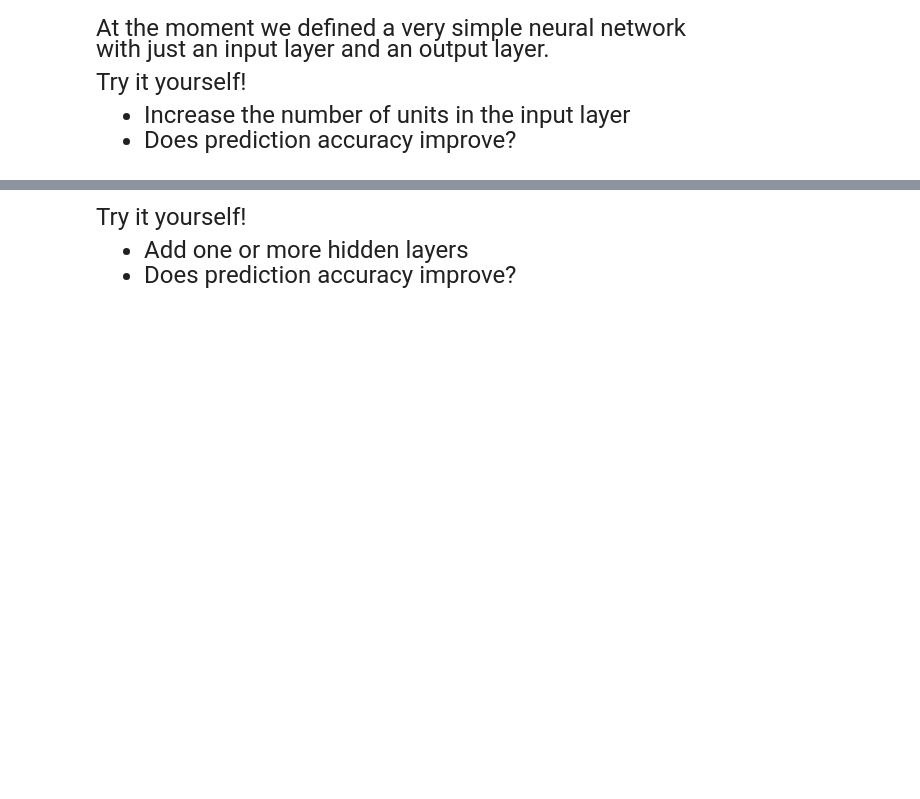
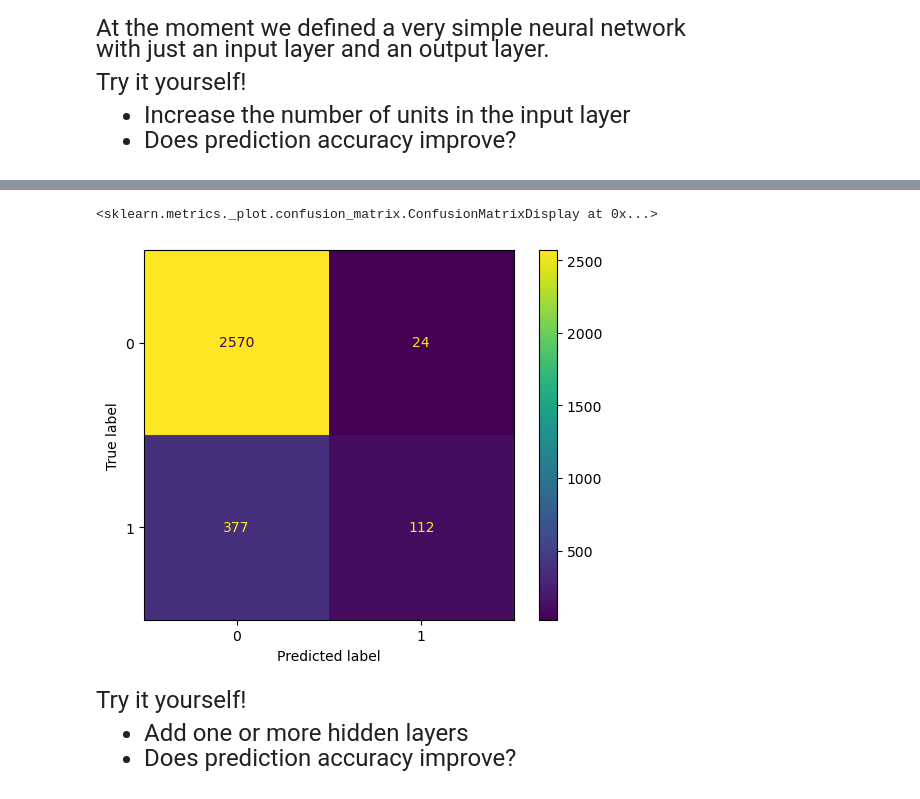
Before and after one commit to lornalyu/qtm531spring2024, a Jupyter notebook: Lecture 18/Lecture 18 - Neural Networks.ipynb, the cells around one changed output, grey strips where cells are left out. Drawn from its saved outputs; the diff is of its cells as text; code cells hidden in the pictures; blank space fills up the shorter version.

```diff
--- a/Lecture 18/Lecture 18 - Neural Networks.ipynb
+++ b/Lecture 18/Lecture 18 - Neural Networks.ipynb
@@ -217,0 +228,11 @@ Try it yourself!
+# %%
+# Adam is a type of optimization algorithm
+
+adam = keras.optimizers.Adam(learning_rate=0.001)
+# %%
+# Define the loss function to optimize
+
+basic_model.compile(loss='binary_crossentropy', optimizer=adam, metrics=["accuracy"])
+# %%
+# Fit the model
+basic_model.fit(X_train, y_train, epochs=100)
@@ -217,0 +258,8 @@ Try it yourself!
+# %%
+# Convert to array
+predicted_prob = basic_model.predict(X_test)
+predicted_prob = tf.squeeze(predicted_prob)
+
+# Convert to {0,1} predictions using a 0.5 threshold
+threshold = 0.5
+predicted = np.array([1 if x >= threshold else 0 for x in predicted_prob])
@@ -218,3 +268,12 @@ Try it yourself!
+# %%
+# Obtain confusion matrix
+cm = confusion_matrix(y_test, predicted)
+
+disp = ConfusionMatrixDisplay(confusion_matrix=cm)
+disp.plot()
+# %% [output]
+<sklearn.metrics._plot.confusion_matrix.ConfusionMatrixDisplay at 0x...>
+[figure, added]
 # %% [markdown]
 <font size = "5">
 
```
Also changed, not shown: parts of 11 cells of this notebook, 3 other files.
